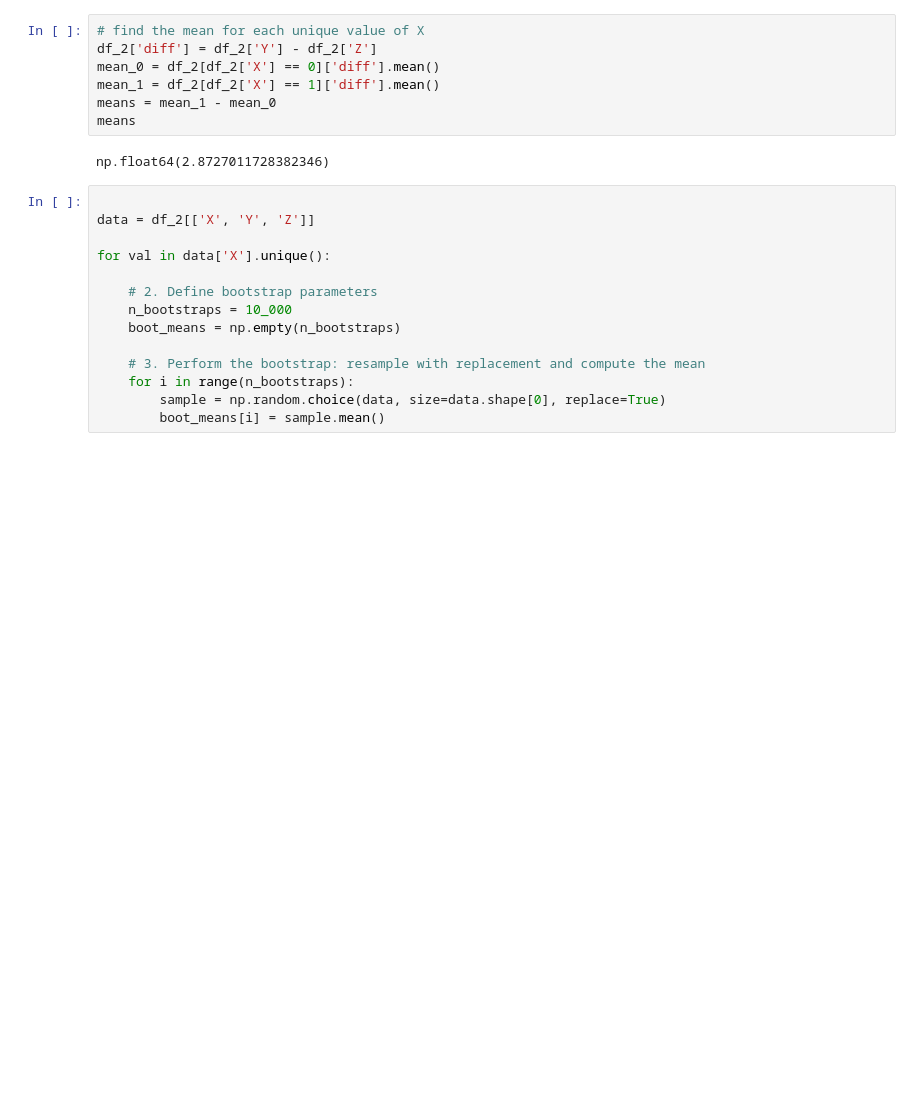
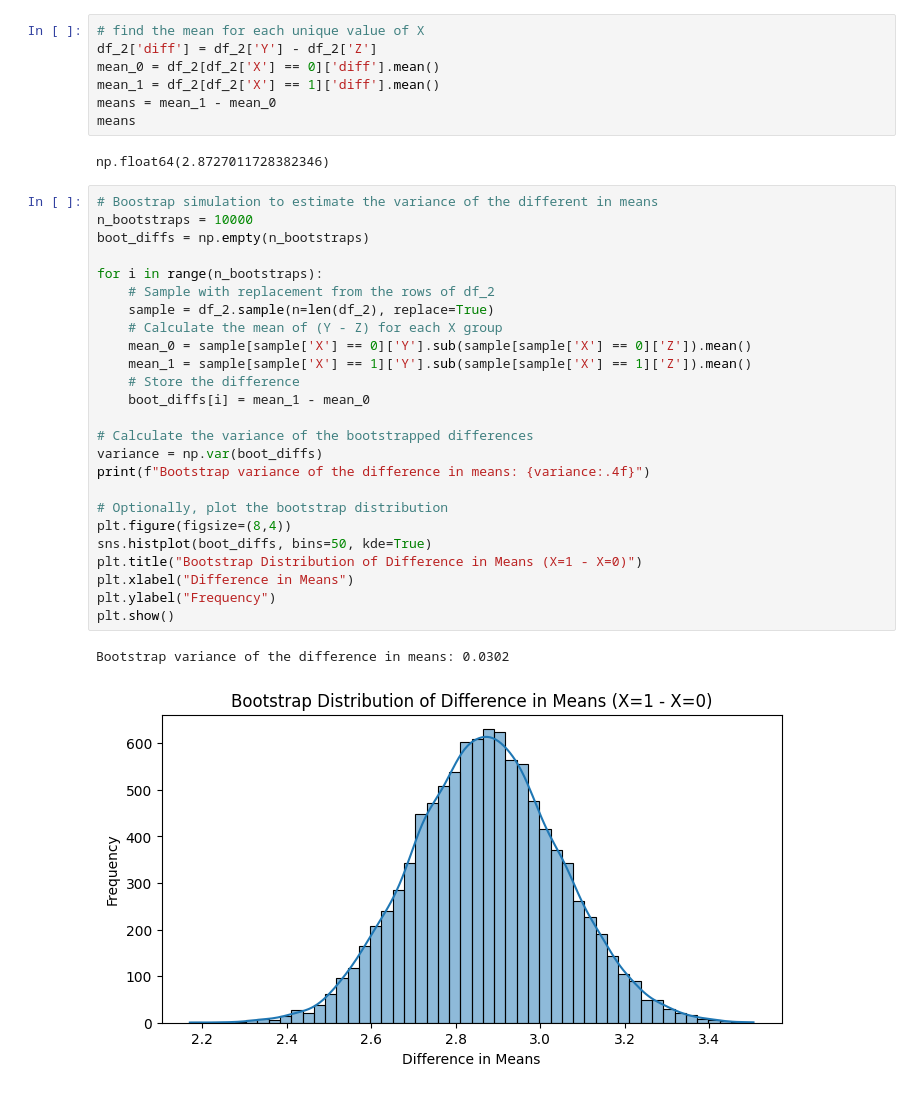
Before and after one commit to jtvon/2025-summer-mod-6, a Jupyter notebook: notebooks/Homework_2_notebook.ipynb, the cells around one changed output. Saved outputs shown, nothing was run; the diff lists cells and outputs as text; blank space fills up the shorter version.

```diff
--- a/notebooks/Homework_2_notebook.ipynb
+++ b/notebooks/Homework_2_notebook.ipynb
@@ -121,17 +134,31 @@ means = mean_1 - mean_0
 means
 # %% [output]
 np.float64(2.8727011728382346)
-# %%
-
-data = df_2[['X', 'Y', 'Z']]
-
-for val in data['X'].unique():
-
-    # 2. Define bootstrap parameters
-    n_bootstraps = 10_000
-    boot_means = np.empty(n_bootstraps)
-
-    # 3. Perform the bootstrap: resample with replacement and compute the mean
-    for i in range(n_bootstraps):
-        sample = np.random.choice(data, size=data.shape[0], replace=True)
-        boot_means[i] = sample.mean()
+# %%
+# Boostrap simulation to estimate the variance of the different in means
+n_bootstraps = 10000
+boot_diffs = np.empty(n_bootstraps)
+
+for i in range(n_bootstraps):
+    # Sample with replacement from the rows of df_2
+    sample = df_2.sample(n=len(df_2), replace=True)
+    # Calculate the mean of (Y - Z) for each X group
+    mean_0 = sample[sample['X'] == 0]['Y'].sub(sample[sample['X'] == 0]['Z']).mean()
+    mean_1 = sample[sample['X'] == 1]['Y'].sub(sample[sample['X'] == 1]['Z']).mean()
+    # Store the difference
+    boot_diffs[i] = mean_1 - mean_0
+
+# Calculate the variance of the bootstrapped differences
+variance = np.var(boot_diffs)
+print(f"Bootstrap variance of the difference in means: {variance:.4f}")
+
+# Optionally, plot the bootstrap distribution
+plt.figure(figsize=(8,4))
+sns.histplot(boot_diffs, bins=50, kde=True)
+plt.title("Bootstrap Distribution of Difference in Means (X=1 - X=0)")
+plt.xlabel("Difference in Means")
+plt.ylabel("Frequency")
+plt.show()
+# %% [output]
+Bootstrap variance of the difference in means: 0.0302
+[figure, added]
```
Also changed, not shown: parts of 5 cells of this notebook, 1 other file.
